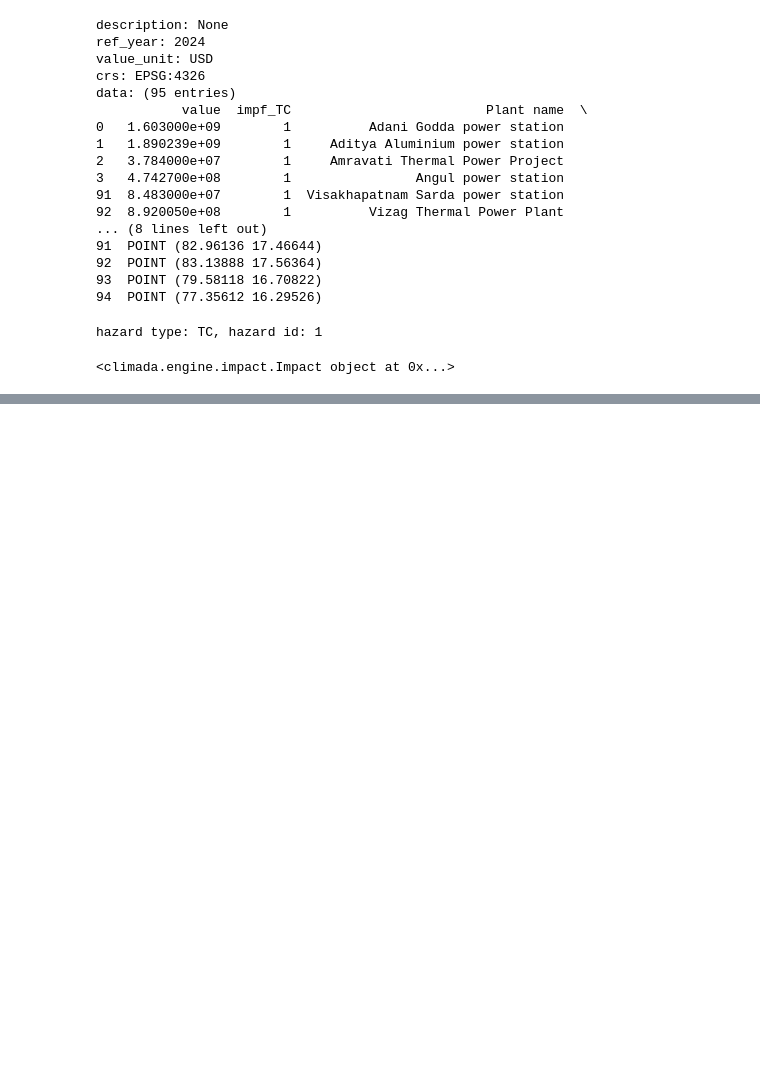
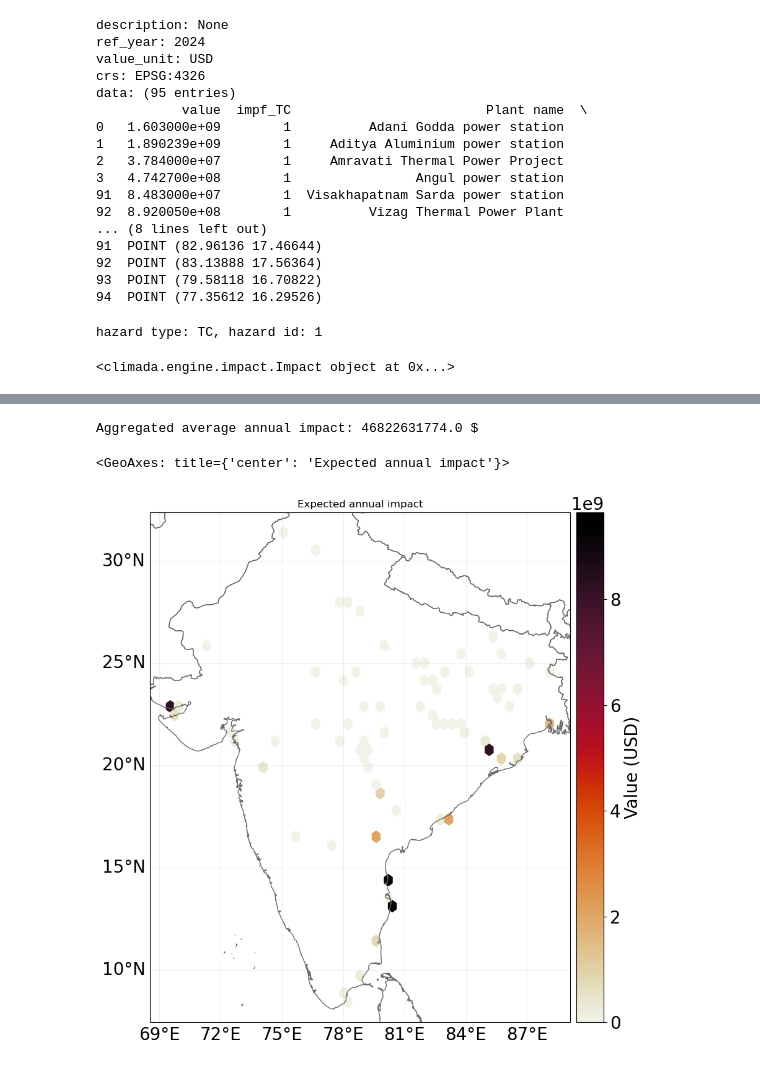
Before and after one commit to Moqian1122/TCRiskIndia, a Jupyter notebook: simulation.ipynb, the cells around one changed output, grey strips where cells are left out. Saved outputs shown, nothing was run; the diff lists cells and outputs as text; code cells hidden in the pictures; blank space fills up the shorter version.

```diff
--- a/simulation.ipynb
+++ b/simulation.ipynb
@@ -127,0 +85,20 @@ imp.plot_hexbin_eai_exposure(buffer=1, pop_name=False);
+# %%
+def impact_visual(data):
+
+    tc = TropCyclone.from_tracks(data, centroids=centrs)
+    impf_tc = ImpfTropCyclone.from_emanuel_usa()
+    # add the impact function to an Impact function set
+    impf_set = ImpactFuncSet([impf_tc])
+    [haz_type] = impf_set.get_hazard_types()
+    [haz_id] = impf_set.get_ids()[haz_type]
+    imp = ImpactCalc(exp, impf_set, tc).impact(
+    save_mat=True)
+    print(f"Aggregated average annual impact: {round(imp.aai_agg,0)} $")
+
+    return imp.plot_hexbin_eai_exposure(buffer=1, pop_name=False)
+# %%
+impact_visual(tracks_sync_1000yr)
+# %% [output]
+Aggregated average annual impact: 46822631774.0 $
+<GeoAxes: title={'center': 'Expected annual impact'}>
+[figure, added]
```
Also changed, not shown: parts of 15 cells of this notebook, 1 other file.
